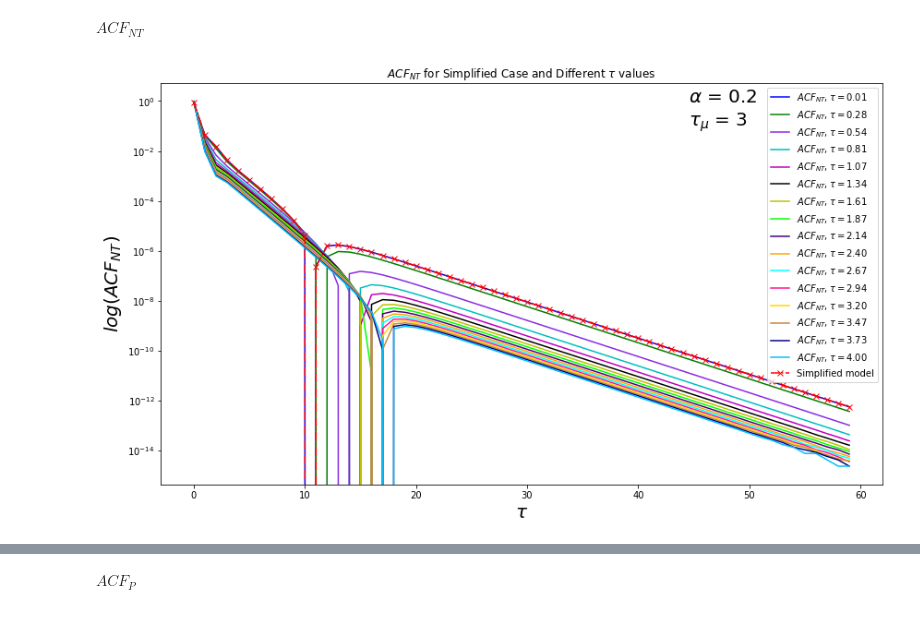
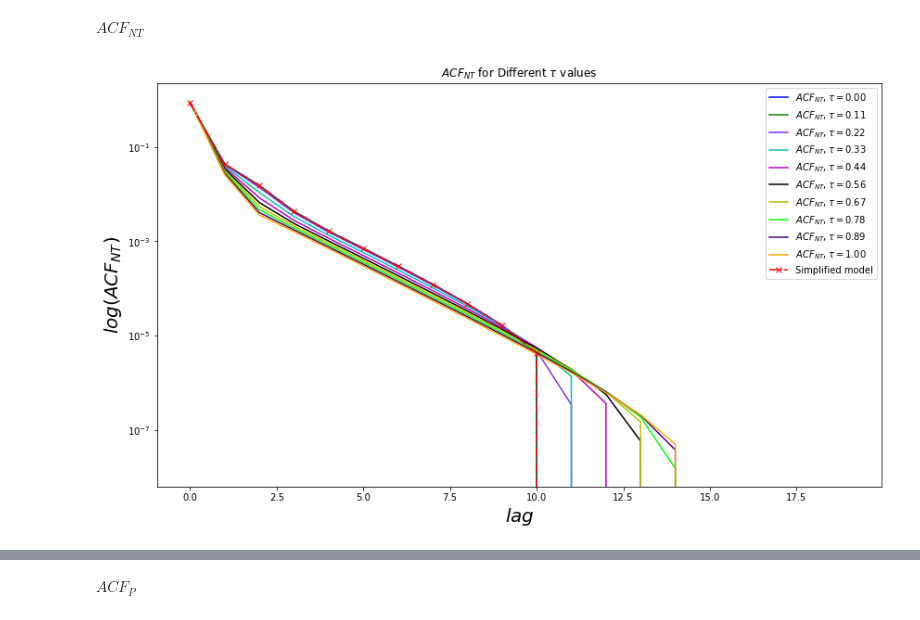
Before and after one commit to felipemoret77/EconophysiX_Internship, a Jupyter notebook: A_Rational_Noise_Trader_Within_A_Kyle_Setup_Full_Utility_3_Seeds_EconophysiX.ipynb, the cells around one changed output, grey strips where cells are left out. Drawn from its saved outputs; the diff is of its cells as text; code cells hidden in the pictures.

```diff
--- a/A_Rational_Noise_Trader_Within_A_Kyle_Setup_Full_Utility_3_Seeds_EconophysiX.ipynb
+++ b/A_Rational_Noise_Trader_Within_A_Kyle_Setup_Full_Utility_3_Seeds_EconophysiX.ipynb
@@ -1571,7 +1605,7 @@ C_MU_0 = ((1 - cte)/(cte))**2
 
 ACF_MU = return_Markovian_ACF(C_MU_0, tau_MU, T)
 # %%
-number_of_simulations = 10000
+number_of_simulations = 1000000
 dividends_flow = generate_order_flow(ACF_MU, number_of_simulations)
 # %% [markdown]
 **Simulating the target portfolio process**
@@ -1583,16 +1617,16 @@ target_portfolio_order_flow = generate_order_flow(ACF_TGT, number_of_simulations
 # %% [markdown]
 **Running the solver for getting the stationary G and Ds**
 # %%
-T_it = 100
+T_it = 10
 G_0_seed = 1
 alpha_G = 0.5
-alpha = 1.5
+alpha = 3
 seed_type = "mark"
 C_NT_0 = 1
 tau_NT = 1
 C_IT_0 = 1
 tau_IT = 1
-tau = 6
+tau = 1
 #bound_for_convergence = 0.00001
 
 
@@ -2745,7 +3055,7 @@ C_NT_0 = 1
 tau_NT = 1
 C_IT_0 = 1
 tau_IT = 1
-bound_for_convergence = 0.00001
+##bound_for_convergence = 0.00001
 
 
 Var_TGT = 1
@@ -2757,10 +3067,10 @@ tau_MU = 3
 
 alpha = 0.2
 
-tau_min = 0.01
-tau_max = 4
+tau_min = 0.0000001
+tau_max = 1
 
-number_of_points = 16
+number_of_points = 10
 
 tau_vector = np.linspace(tau_min, tau_max, number_of_points)
 
@@ -3091,9 +3255,9 @@ figure41 = plt.figure(figsize = (14,8))
 
 plt.title(r"Propagator function for Simplified Case and Different $\tau$ values")
 for i in range(0, number_of_points):
-    plt.plot(np.arange(0,60), Gs[i][0,:60], label = r"$\tau = {:.2f}$".format(tau_vector[i]))
+    plt.plot(np.arange(0,50), Gs[i][0,:50], label = r"$\tau = {:.2f}$".format(tau_vector[i]))
 
-plt.plot(np.arange(0,60), G_simplified_case[:60], color = 'r', linestyle = 'dashed', label = "Simplified model")
+plt.plot(np.arange(0,50), G_simplified_case[:50], color = 'r', linestyle = 'dashed', label = "Simplified model")
 plt.xlabel(r"$\tau$", fontsize = 20)
 plt.ylabel(r"$log(G)$", fontsize = 20)
 plt.yscale('log')
@@ -3138,22 +3302,22 @@ ACF_NT_simplified_case = np.array([ 8.67302364e-01,  4.38214550e-02,  1.53298140
 # %%
 figure41 = plt.figure(figsize = (14,8))
 
 colors_vector = ['b', 'g', 'blueviolet','c', 'm', 'k', 'y', 'lime', 'indigo', 'orange', 'aqua', 'deeppink', 'gold', 'peru', 'navy', 'deepskyblue']
 
-plt.title(r"$ACF_{NT}$ for Simplified Case and Different $\tau$ values")
+plt.title(r"$ACF_{NT}$ for Different $\tau$ values")
 for i in range(0, number_of_points):
-    plt.plot(np.arange(0,60), ACFs_NT[i][:60], label = r"$ACF_{{NT}}, \tau = {:.2f}$".format(tau_vector[i]), color = colors_vector[i])
-    plt.plot(np.arange(0,60), -1*ACFs_NT[i][:60],  color = colors_vector[i])
+    plt.plot(np.arange(0,20), ACFs_NT[i][0:20], label = r"$ACF_{{NT}}, \tau = {:.2f}$".format(tau_vector[i]), color = colors_vector[i])
+    ##plt.plot(np.arange(0,T), -1*ACFs_NT[i][:],  color = colors_vector[i])
 
-plt.plot(np.arange(0,60), ACF_NT_simplified_case[:60], color = 'r', linestyle = 'dashdot', label = "Simplified model", marker = "x")
-plt.plot(np.arange(0,60), -1*ACF_NT_simplified_case[:60], color = 'r', linestyle = 'dashdot', marker = "x")
+plt.plot(np.arange(0,20), ACF_NT_simplified_case[:20], color = 'r', linestyle = 'dashdot', label = "Simplified model", marker = "x")
+##plt.plot(np.arange(0,T), -1*ACF_NT_simplified_case[:], color = 'r', linestyle = 'dashdot', marker = "x")
 
-plt.xlabel(r"$\tau$", fontsize = 20)
+plt.xlabel(r"$ lag $", fontsize = 20)
 plt.ylabel(r"$log(ACF_{NT})$", fontsize = 20)
 plt.yscale('log')
-plt.text(44.5,0.9,r"$\alpha$ = {}".format(alpha), fontsize = 20)
-plt.text(44.5,0.1,r"$\tau_{{\mu}}$ = {}".format(tau_MU), fontsize = 20)
+##plt.text(44.5,0.9,r"$\alpha$ = {}".format(alpha), fontsize = 20)
+##plt.text(44.5,0.1,r"$\tau_{{\mu}}$ = {}".format(tau_MU), fontsize = 20)
 plt.legend()
 plt.show()
 # %% [output]
-[figure, old version]
+[figure, new version]
```
Also changed, not shown: parts of 115 cells of this notebook.
